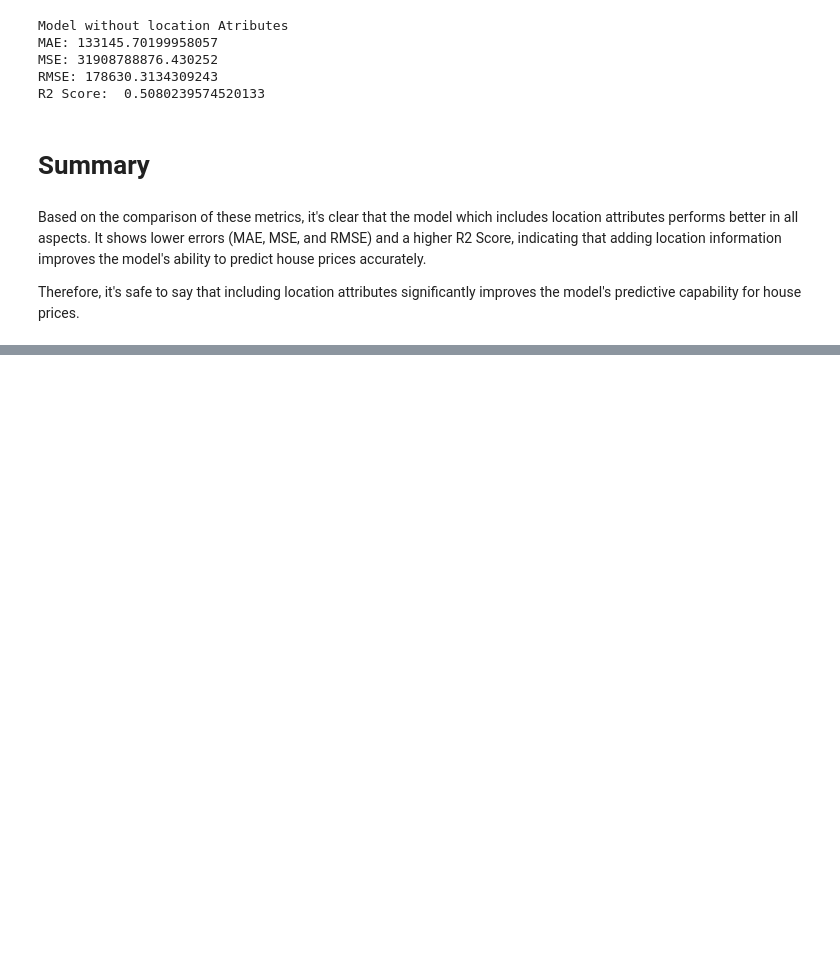
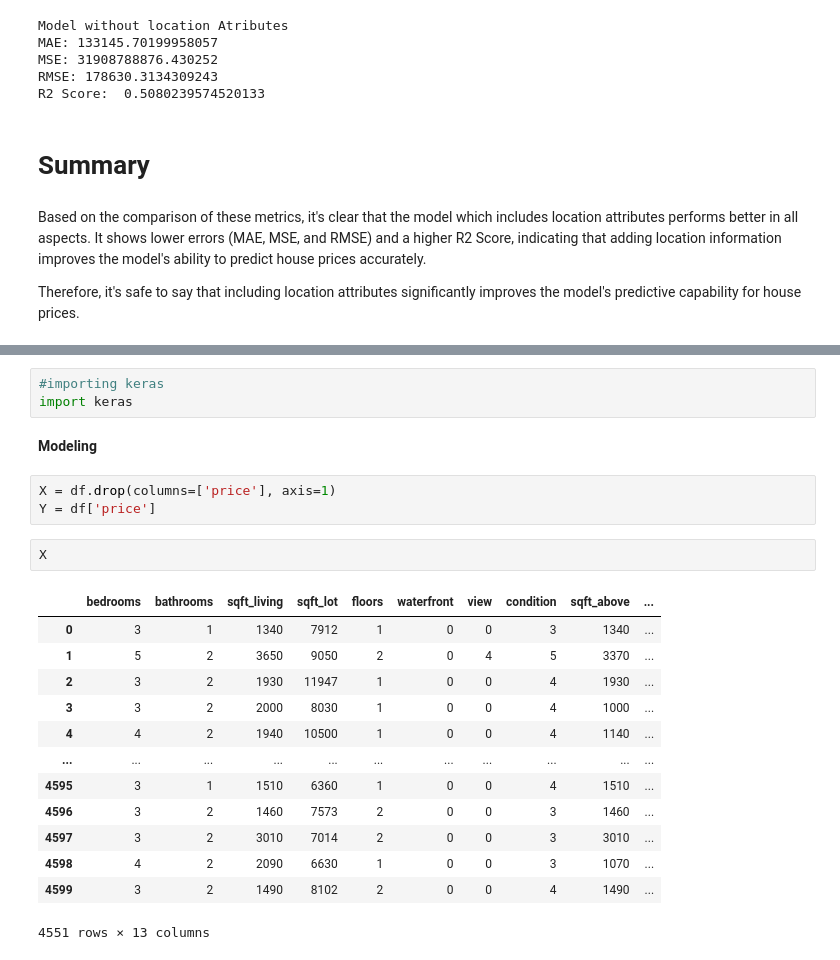
Before and after one commit to MuneefMumthas/CO538-Muneef-22206529, a Jupyter notebook: CO538_CW1_MLProject_Muneef_22206529.ipynb, the cells around one changed output, grey strips where cells are left out. Drawn from its saved outputs; the diff is of its cells as text; blank space fills up the shorter version.

```diff
--- a/CO538_CW1_MLProject_Muneef_22206529.ipynb
+++ b/CO538_CW1_MLProject_Muneef_22206529.ipynb
@@ -620,0 +661,24 @@ Therefore, it's safe to say that including location attributes significantly imp
+# %%
+#importing keras
+import keras
+# %% [markdown]
+**Modeling**
+# %%
+X = df.drop(columns=['price'], axis=1)
+Y = df['price']
+# %%
+X
+# %% [output]
+|  | bedrooms | bathrooms | sqft_living | sqft_lot | floors | waterfront | view | condition | sqft_above | ... |
+| 0 | 3 | 1 | 1340 | 7912 | 1 | 0 | 0 | 3 | 1340 | ... |
+| 1 | 5 | 2 | 3650 | 9050 | 2 | 0 | 4 | 5 | 3370 | ... |
+| 2 | 3 | 2 | 1930 | 11947 | 1 | 0 | 0 | 4 | 1930 | ... |
+| 3 | 3 | 2 | 2000 | 8030 | 1 | 0 | 0 | 4 | 1000 | ... |
+| 4 | 4 | 2 | 1940 | 10500 | 1 | 0 | 0 | 4 | 1140 | ... |
+| ... | ... | ... | ... | ... | ... | ... | ... | ... | ... | ... |
+| 4595 | 3 | 1 | 1510 | 6360 | 1 | 0 | 0 | 4 | 1510 | ... |
+| 4596 | 3 | 2 | 1460 | 7573 | 2 | 0 | 0 | 3 | 1460 | ... |
+| 4597 | 3 | 2 | 3010 | 7014 | 2 | 0 | 0 | 3 | 3010 | ... |
+| 4598 | 4 | 2 | 2090 | 6630 | 1 | 0 | 0 | 3 | 1070 | ... |
+| 4599 | 3 | 2 | 1490 | 8102 | 2 | 0 | 0 | 4 | 1490 | ... |
+4551 rows × 13 columns
```
Also changed, not shown: parts of 5 cells of this notebook.
